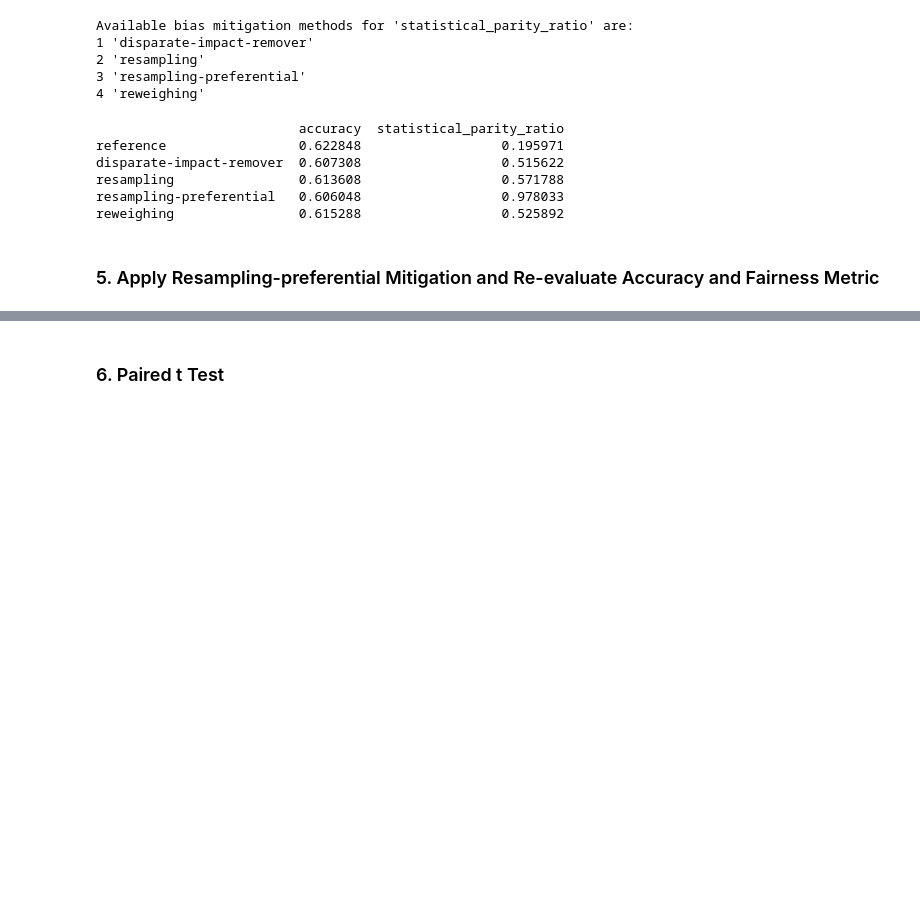
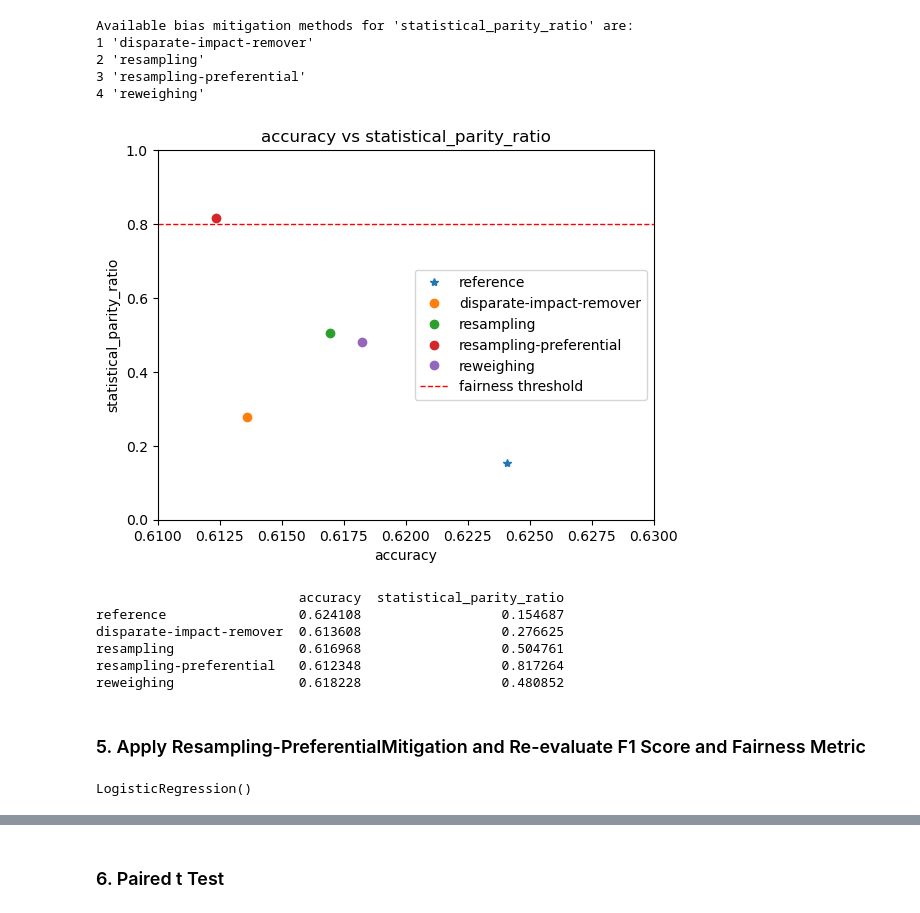
Before and after one commit to EqualityAI/EqualityML, a Jupyter notebook: notebooks/threshold-queue-rate.ipynb, the cells around one changed output, grey strips where cells are left out. Drawn from its saved outputs; the diff is of its cells as text; code cells hidden in the pictures; blank space fills up the shorter version.

```diff
--- a/notebooks/threshold-queue-rate.ipynb
+++ b/notebooks/threshold-queue-rate.ipynb
@@ -83,13 +92,13 @@ Original Accuracy score = 0.623
 # %% [markdown]
 ### 3. Fairness Metric Assessment
 # %%
-fair_object = FAIR(ml_model=ml_model_orig,
+#Instantiate FAIR object
+fair_object = FAIR(ml_model=orig_ml_model,
                    training_data=training_data,
                    testing_data=testing_data,
                    target_variable=target_var,
                    protected_variable="sex",
                    privileged_class=1.0,
-                   features=features,
                    threshold=threshold)
 # %%
 metric_name='statistical_parity_ratio'
@@ -112,17 +120,18 @@ Available bias mitigation methods for 'statistical_parity_ratio' are:
 # %%
 df = fair_object.compare_mitigation_methods(metric_name='statistical_parity_ratio',
                                             scoring="accuracy",
-                                            show=False)
+                                            show=True)
 print(df)
 # %% [output]
+[figure, added]
                           accuracy  statistical_parity_ratio
-reference                 0.622848                  0.195971
-disparate-impact-remover  0.607308                  0.515622
-resampling                0.613608                  0.571788
-resampling-preferential   0.606048                  0.978033
-reweighing                0.615288                  0.525892
+reference                 0.624108                  0.154687
+disparate-impact-remover  0.613608                  0.276625
+resampling                0.616968                  0.504761
+resampling-preferential   0.612348                  0.817264
+reweighing                0.618228                  0.480852
 # %% [markdown]
-### 5. Apply Resampling-preferential Mitigation and Re-evaluate Accuracy and Fairness Metric
+### 5. Apply Resampling-PreferentialMitigation and Re-evaluate F1 Score and Fairness Metric
 # %%
 mitigation_method = "resampling-preferential"
 mitigation = fair_object.bias_mitigation(mitigation_method = mitigation_method)
@@ -132,13 +141,8 @@ X_train = mitigation['training_data'][features]
 # drop y
 y_train = mitigation['training_data'][target_var]
 
-# Train a machine learning model (for example LogisticRegression)
-ml_model = LogisticRegression()
+# Train the second machine learning model using the mitigated dataset
+ml_model = clone(orig_ml_model)
 ml_model.fit(X_train, y_train)
-
-# Re-evaluate f1 score
-mitigated_acc_score = binary_threshold_score("accuracy", ml_model, X_test, y_test, threshold=threshold)
-
-# Re-evaluate Fairness
-fair_object.update_classifier(ml_model)
-fairness_metric_score = fair_object.fairness_metric(metric_name)
+# %% [output]
+LogisticRegression()
```
Also changed, not shown: parts of 16 cells of this notebook, 2 other files.
